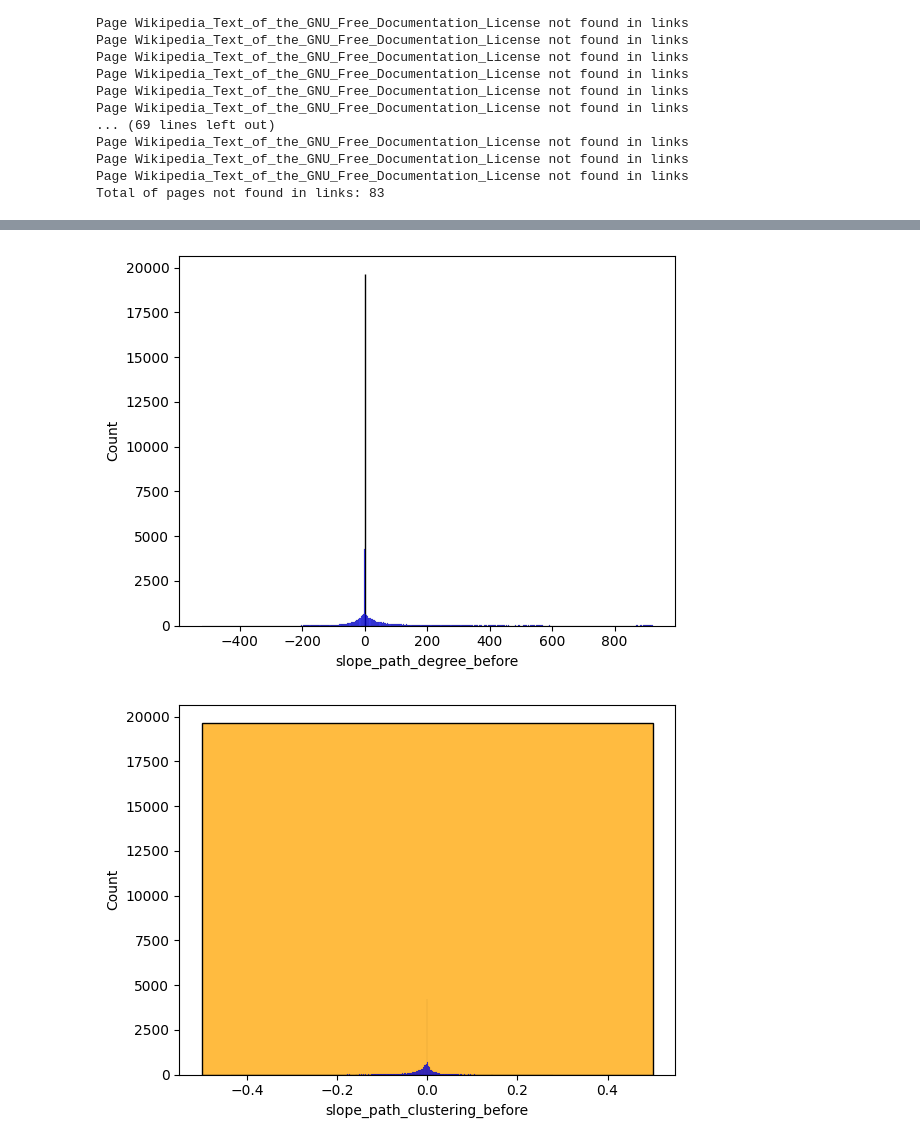
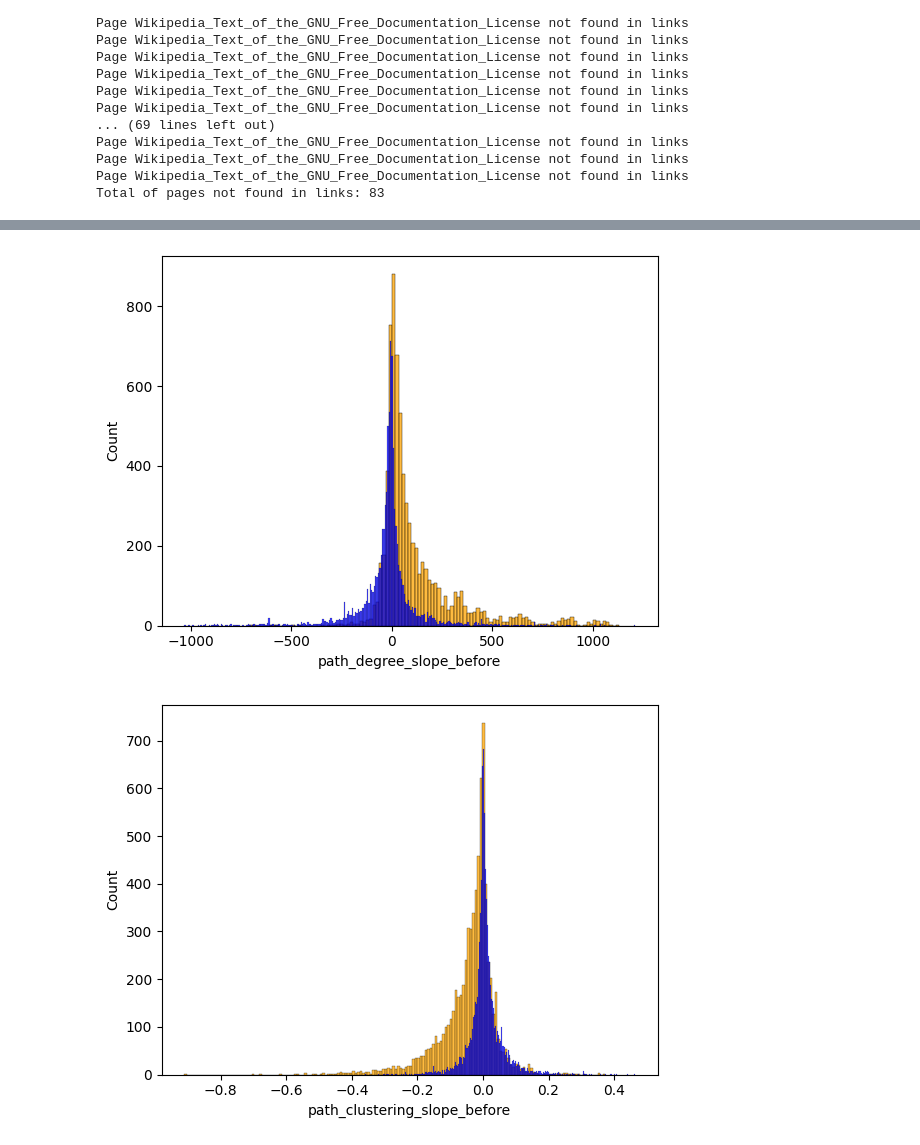
Before and after one commit to epfl-ada/ada-2023-project-adamants, a Jupyter notebook: p3_code/feature_78_tests.ipynb, the cells around one changed output, grey strips where cells are left out. Drawn from its saved outputs; the diff is of its cells as text; code cells hidden in the pictures.

```diff
--- a/p3_code/feature_78_tests.ipynb
+++ b/p3_code/feature_78_tests.ipynb
@@ -139,0 +132,2 @@ metrics_slopes
+# %%
+slopes = compute_metrics_slopes(metrics_dict)
@@ -140,13 +150,16 @@ metrics_slopes
 # %%
 import seaborn as sns
 import matplotlib.pyplot as plt
 logging.getLogger().setLevel(logging.INFO)
 
-for metric in metrics_slopes:
-    metric = metric.fillna(0)
-    sns.histplot(data=metric, x=metric.columns[0], color="orange")
-    sns.histplot(data=metric, x=metric.columns[1], color="blue")
+for k,v in slopes.items():
+    sns.histplot(data=v, x=v.columns[0], color="orange")
+    sns.histplot(data=v, x=v.columns[1], color="blue")
     plt.show()
+    # metric = metric.fillna(0)
+    # sns.histplot(data=metric, x=metric.columns[0], color="orange")
+    # sns.histplot(data=metric, x=metric.columns[1], color="blue")
+    # plt.show()
 # %% [output]
-[figure, old version]
+[figure, new version]
-[figure, old version]
+[figure, new version]
```
Also changed, not shown: parts of 22 cells of this notebook, 5 other files.
